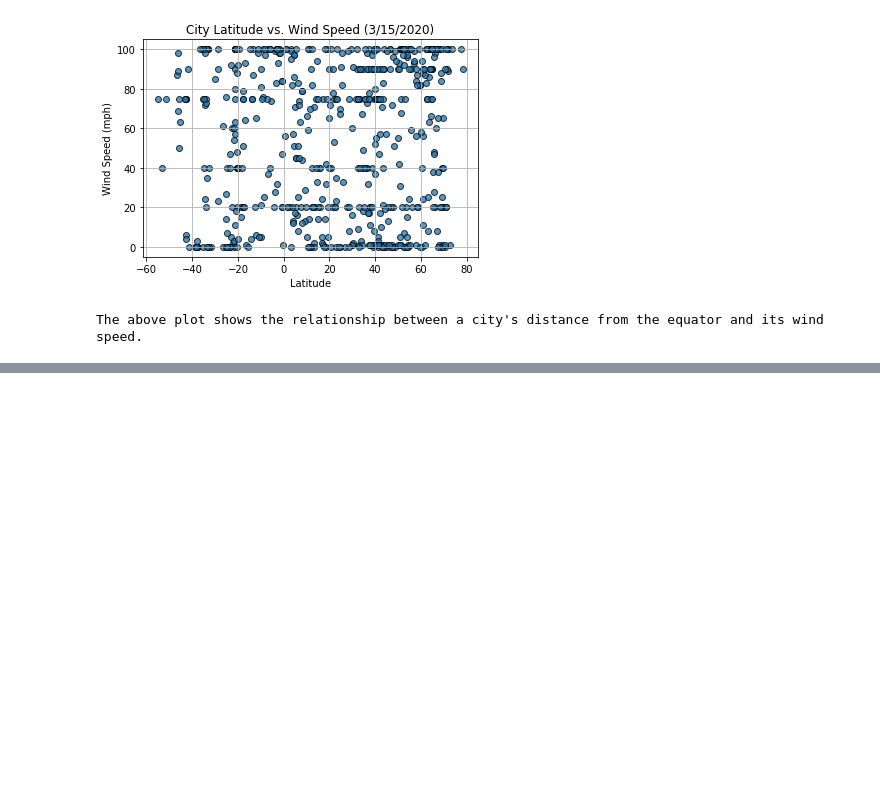
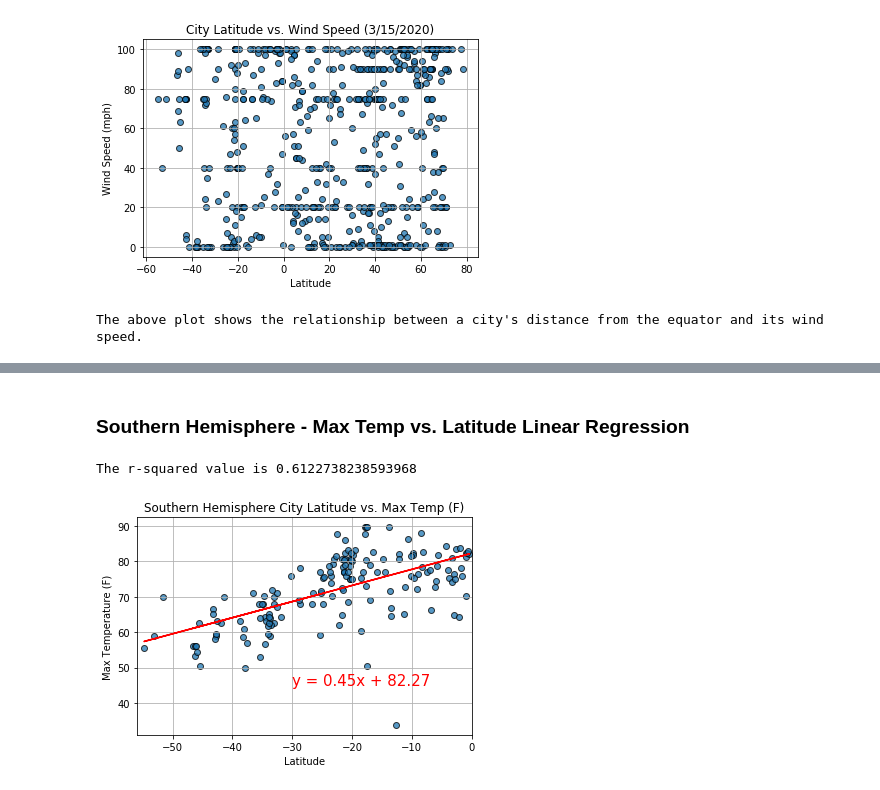
Before and after one commit to jnugent13/python-api-challenge, a Jupyter notebook: WeatherPy/WeatherPy.ipynb, the cells around one changed output, grey strips where cells are left out. Saved outputs shown, nothing was run; the diff lists cells and outputs as text; code cells hidden in the pictures; blank space fills up the shorter version.

```diff
--- a/WeatherPy/WeatherPy.ipynb
+++ b/WeatherPy/WeatherPy.ipynb
@@ -266,0 +296,26 @@ southern_hemisphere_df
+# %% [markdown]
+### Southern Hemisphere - Max Temp vs. Latitude Linear Regression
+# %%
+x_values_south = southern_hemisphere_df["Lat"]
+y_values = southern_hemisphere_df["Max Temp"]
+
+# Create plot of max temperature vs. latitude for N Hemisphere cities
+plt.scatter(x_values_south, y_values, edgecolor="black", alpha=0.75)
+
+# Create linear regression line
+(slope, intercept, rvalue, pvalue, stderr) = linregress(x_values_south, y_values)
+regress_values = x_values_south * slope + intercept
+line_eq = "y = " + str(round(slope,2)) + "x + " + str(round(intercept,2))
+plt.plot(x_values_south,regress_values,"r-")
+plt.annotate(line_eq,(-30,45),fontsize=15,color="red")
+plt.title("Southern Hemisphere City Latitude vs. Max Temp (F)")
+plt.xlabel("Latitude")
+plt.xlim(-56,0)
+plt.ylabel("Max Temperature (F)")
+plt.grid()
+print(f"The r-squared value is {rvalue}")
+plt.savefig("../Output_data/S_Hem_LatvsMaxTemp")
+plt.show()
+# %% [output]
+The r-squared value is 0.6122738238593968
+[figure, added]
```
Also changed, not shown: parts of 22 cells of this notebook.
